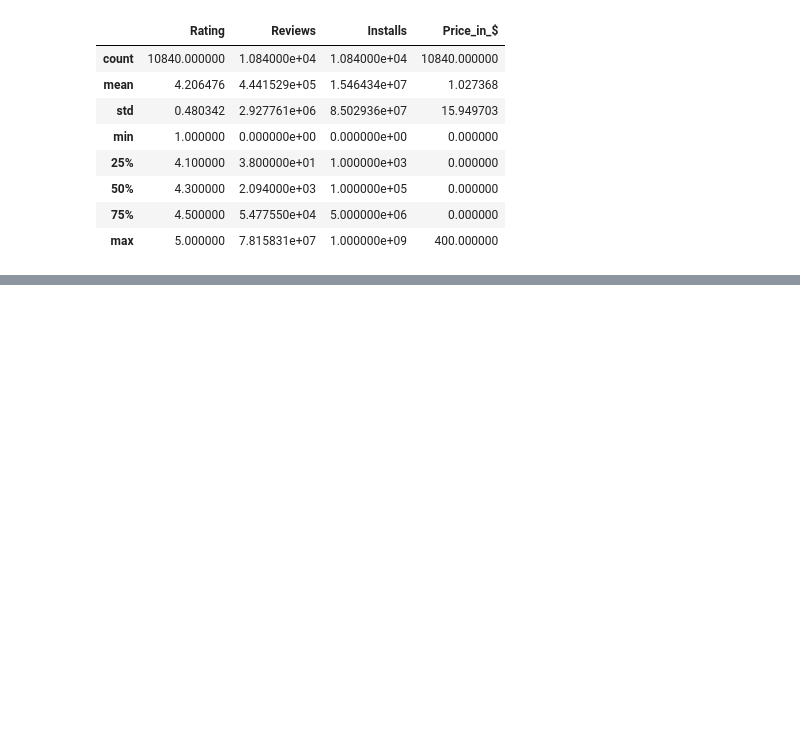
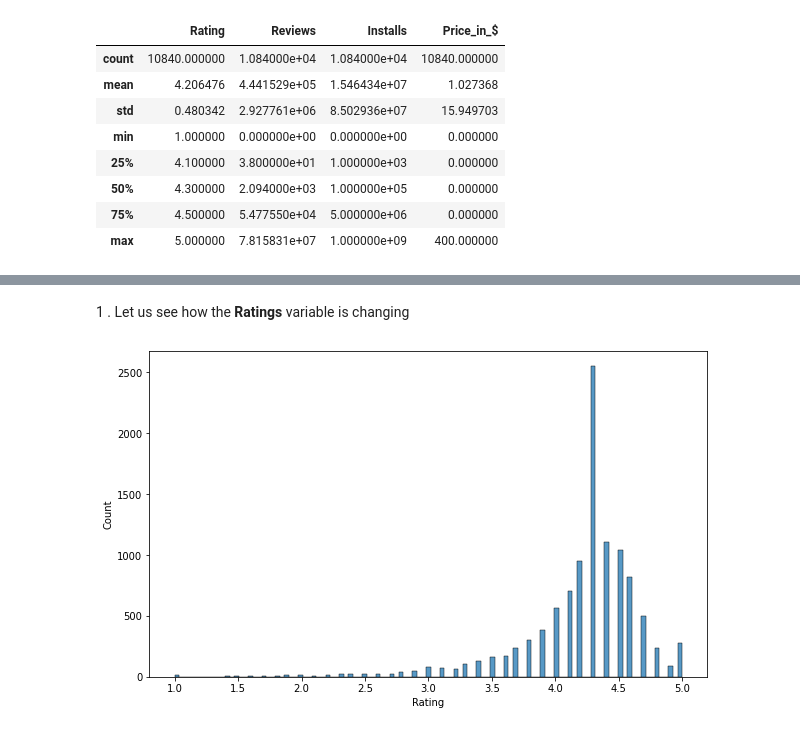
Before and after one commit to ganathetechie/AlmaBetter-Capstone-Project-1, a Jupyter notebook: Play_Store_App_Review_Analysis_Capstone_Project.ipynb, the cells around one changed output, grey strips where cells are left out. Drawn from its saved outputs; the diff is of its cells as text; code cells hidden in the pictures; blank space fills up the shorter version.

```diff
--- a/Play_Store_App_Review_Analysis_Capstone_Project.ipynb
+++ b/Play_Store_App_Review_Analysis_Capstone_Project.ipynb
@@ -497,0 +572,3 @@ df_copy.describe()
+# %%
+df_apps = pd.read_csv('/content/Play_Store_Data_Transformed.csv')
+df_apps.drop('Unnamed: 0', axis = 1, inplace = True)
@@ -497,0 +590,7 @@ df_copy.describe()
+# %% [markdown]
+1 . Let us see how the **Ratings** variable is changing
+# %%
+fig, ax = plt.subplots(figsize = (10,6))
+ax = sns.histplot(df_apps.Rating)
+# %% [output]
+[figure, added]
```
Also changed, not shown: parts of 47 cells of this notebook.
